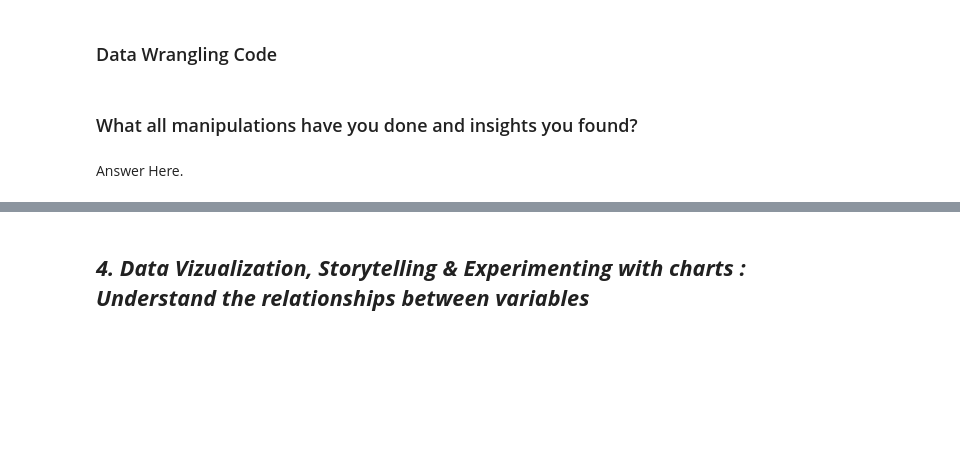
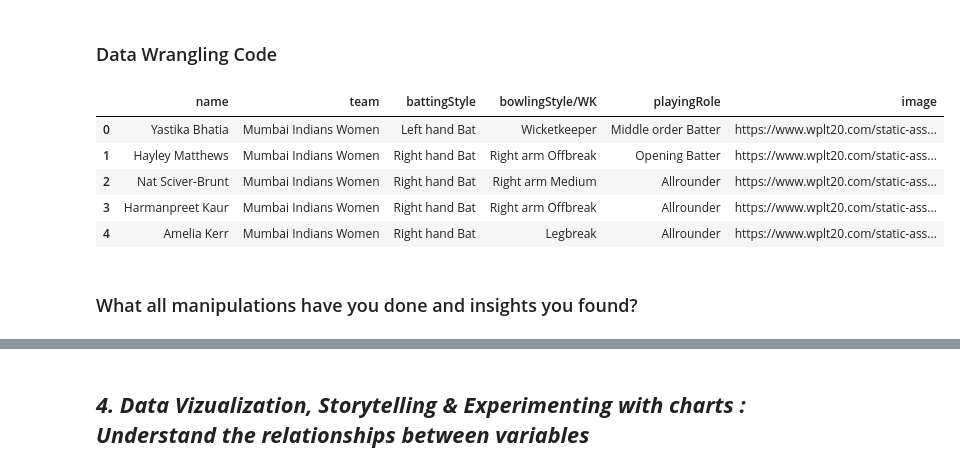
Before and after one commit to GEE2007/WPL-Inaugural-Analytics, a Jupyter notebook: WPL_Inaugural_Analytics.ipynb, the cells around one changed output, grey strips where cells are left out. Drawn from its saved outputs; the diff is of its cells as text; code cells hidden in the pictures; blank space fills up the shorter version.

```diff
--- a/WPL_Inaugural_Analytics.ipynb
+++ b/WPL_Inaugural_Analytics.ipynb
@@ -352,7 +495,14 @@ Answer Here
 ### Data Wrangling Code
 # %%
 # Write your code to make your dataset analysis ready.
+players.drop(columns=['Unnamed: 6', 'Unnamed: 7'], errors='ignore', inplace=True)
+players.head()
+# %% [output]
+|  | name | team | battingStyle | bowlingStyle/WK | playingRole | image |
+| 0 | Yastika Bhatia | Mumbai Indians Women | Left hand Bat | Wicketkeeper | Middle order Batter | https://www.wplt20.com/static-ass... |
+| 1 | Hayley Matthews | Mumbai Indians Women | Right hand Bat | Right arm Offbreak | Opening Batter | https://www.wplt20.com/static-ass... |
+| 2 | Nat Sciver-Brunt | Mumbai Indians Women | Right hand Bat | Right arm Medium | Allrounder | https://www.wplt20.com/static-ass... |
+| 3 | Harmanpreet Kaur | Mumbai Indians Women | Right hand Bat | Right arm Offbreak | Allrounder | https://www.wplt20.com/static-ass... |
+| 4 | Amelia Kerr | Mumbai Indians Women | Right hand Bat | Legbreak | Allrounder | https://www.wplt20.com/static-ass... |
 # %% [markdown]
 ### What all manipulations have you done and insights you found?
-# %% [markdown]
-Answer Here.
```
Also changed, not shown: parts of 20 cells of this notebook.
